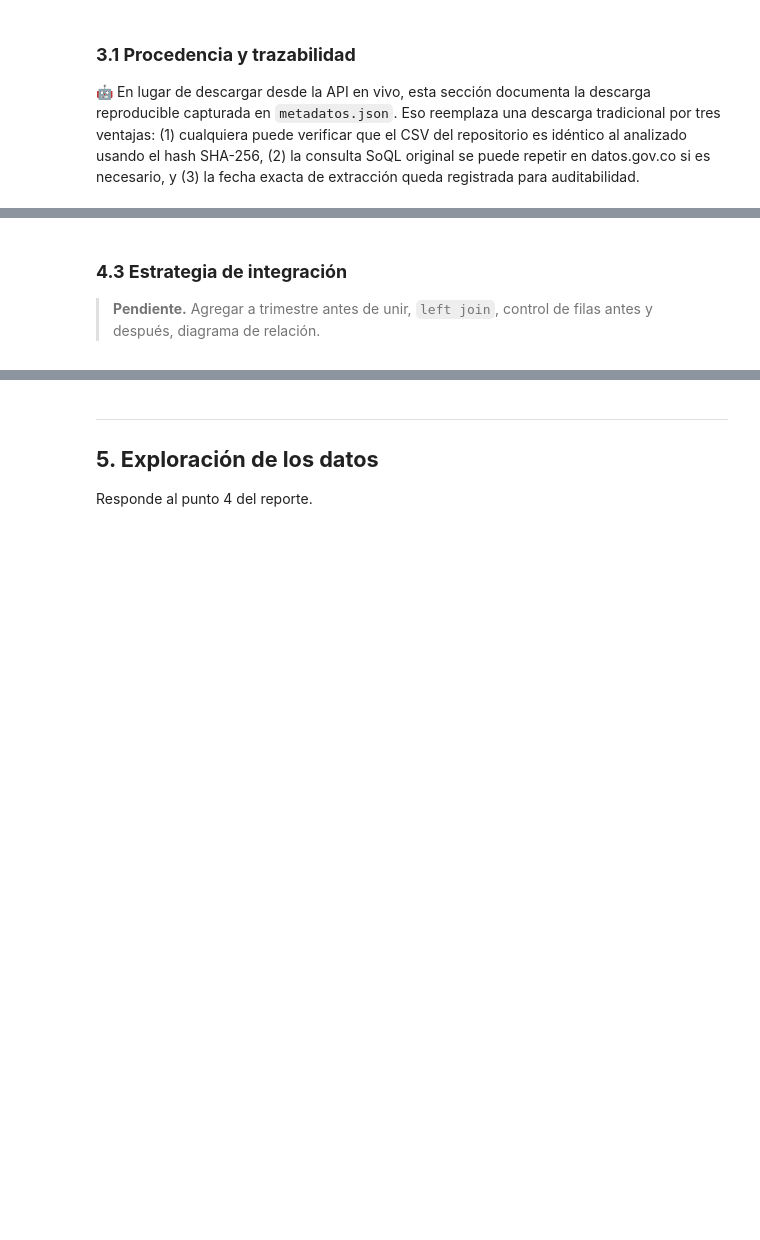
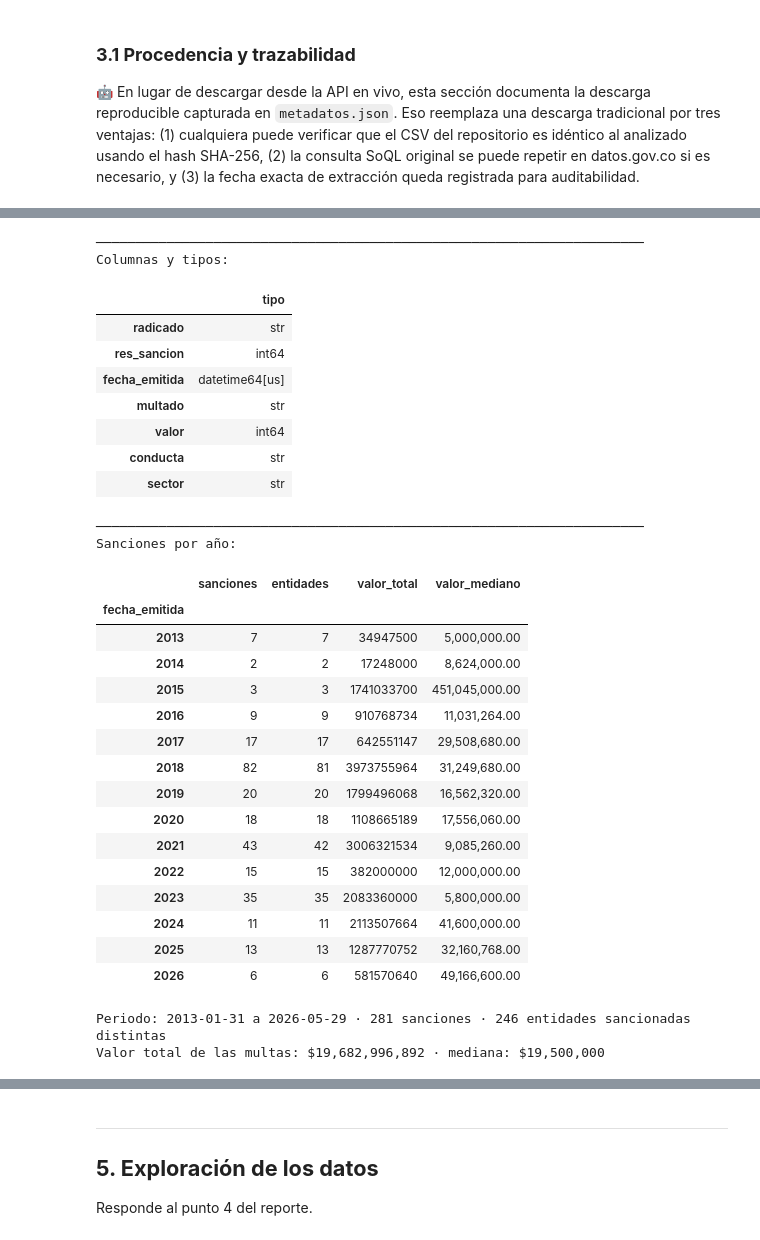
Before and after one commit to BautistaDavid/proyecto-final-gestion-datos, a Jupyter notebook: ProyectoFinal_DavidBautista_BelkyMayorga_FabianBecerra.ipynb, the cells around one changed output, grey strips where cells are left out. Saved outputs shown, nothing was run; the diff lists cells and outputs as text; code cells hidden in the pictures; blank space fills up the shorter version.

```diff
--- a/ProyectoFinal_DavidBautista_BelkyMayorga_FabianBecerra.ipynb
+++ b/ProyectoFinal_DavidBautista_BelkyMayorga_FabianBecerra.ipynb
@@ -403,4 +717,49 @@ Responde al punto 3 del reporte: justificación, aporte a las preguntas y estrat
-# %% [markdown]
-### **4.3 Estrategia de integración**
-
-> **Pendiente.** Agregar a trimestre antes de unir, `left join`, control de filas antes y después, diagrama de relación.
+# %%
+sanciones = datos["sanciones_sic"].copy()
+sanciones["fecha_emitida"] = pd.to_datetime(sanciones["fecha_emitida"])
+
+print(f"{'─'*70}\nColumnas y tipos:")
+display(sanciones.dtypes.to_frame("tipo"))
+
+por_ano_sic = sanciones.groupby(sanciones["fecha_emitida"].dt.year).agg(
+    sanciones=("radicado", "size"),
+    entidades=("multado", "nunique"),
+    valor_total=("valor", "sum"),
+    valor_mediano=("valor", "median"),
+)
+print(f"\n{'─'*70}\nSanciones por año:")
+display(por_ano_sic)
+print(f"Periodo: {sanciones['fecha_emitida'].min():%Y-%m-%d} a {sanciones['fecha_emitida'].max():%Y-%m-%d} · "
+      f"{len(sanciones):,} sanciones · {sanciones['multado'].nunique():,} entidades sancionadas distintas")
+print(f"Valor total de las multas: ${sanciones['valor'].sum():,.0f} · mediana: ${sanciones['valor'].median():,.0f}")
+# %% [output]
+──────────────────────────────────────────────────────────────────────
+Columnas y tipos:
+|  | tipo |
+| radicado | str |
+| res_sancion | int64 |
+| fecha_emitida | datetime64[us] |
+| multado | str |
+| valor | int64 |
+| conducta | str |
+| sector | str |
+──────────────────────────────────────────────────────────────────────
+Sanciones por año:
+|  | sanciones | entidades | valor_total | valor_mediano |
+| fecha_emitida |  |  |  |  |
+| 2013 | 7 | 7 | 34947500 | 5,000,000.00 |
+| 2014 | 2 | 2 | 17248000 | 8,624,000.00 |
+| 2015 | 3 | 3 | 1741033700 | 451,045,000.00 |
+| 2016 | 9 | 9 | 910768734 | 11,031,264.00 |
+| 2017 | 17 | 17 | 642551147 | 29,508,680.00 |
+| 2018 | 82 | 81 | 3973755964 | 31,249,680.00 |
+| 2019 | 20 | 20 | 1799496068 | 16,562,320.00 |
+| 2020 | 18 | 18 | 1108665189 | 17,556,060.00 |
+| 2021 | 43 | 42 | 3006321534 | 9,085,260.00 |
+| 2022 | 15 | 15 | 382000000 | 12,000,000.00 |
+| 2023 | 35 | 35 | 2083360000 | 5,800,000.00 |
+| 2024 | 11 | 11 | 2113507664 | 41,600,000.00 |
+| 2025 | 13 | 13 | 1287770752 | 32,160,768.00 |
+| 2026 | 6 | 6 | 581570640 | 49,166,600.00 |
+Periodo: 2013-01-31 a 2026-05-29 · 281 sanciones · 246 entidades sancionadas distintas
+Valor total de las multas: $19,682,996,892 · mediana: $19,500,000
```
Also changed, not shown: parts of 47 cells of this notebook.
